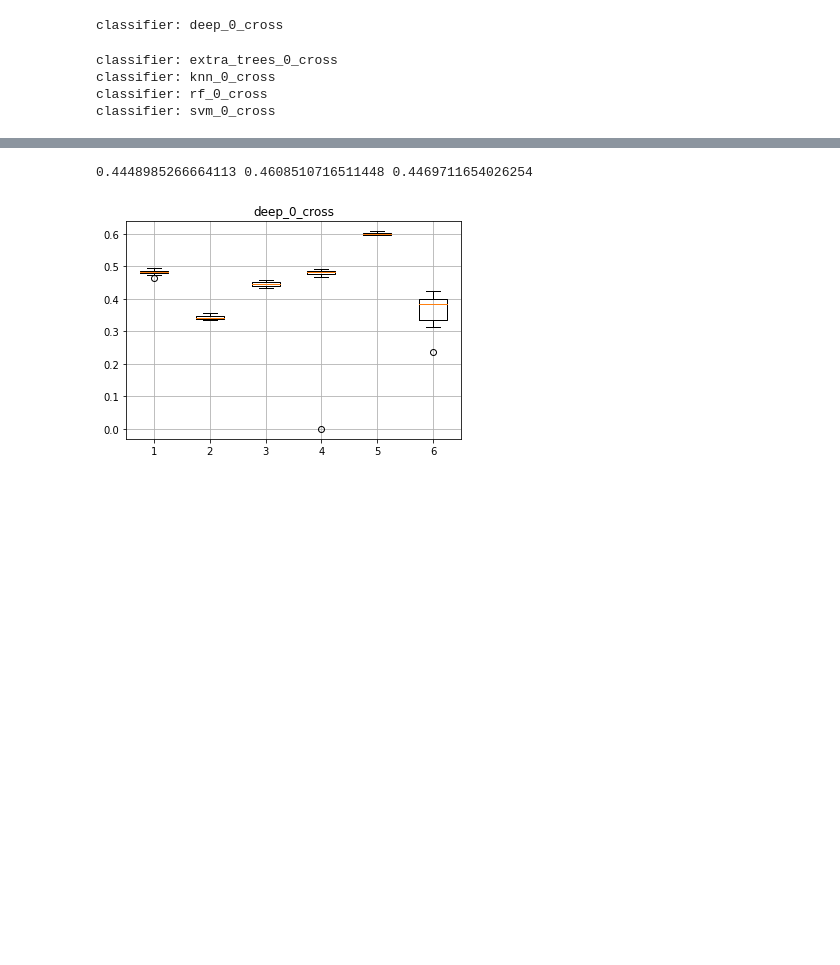
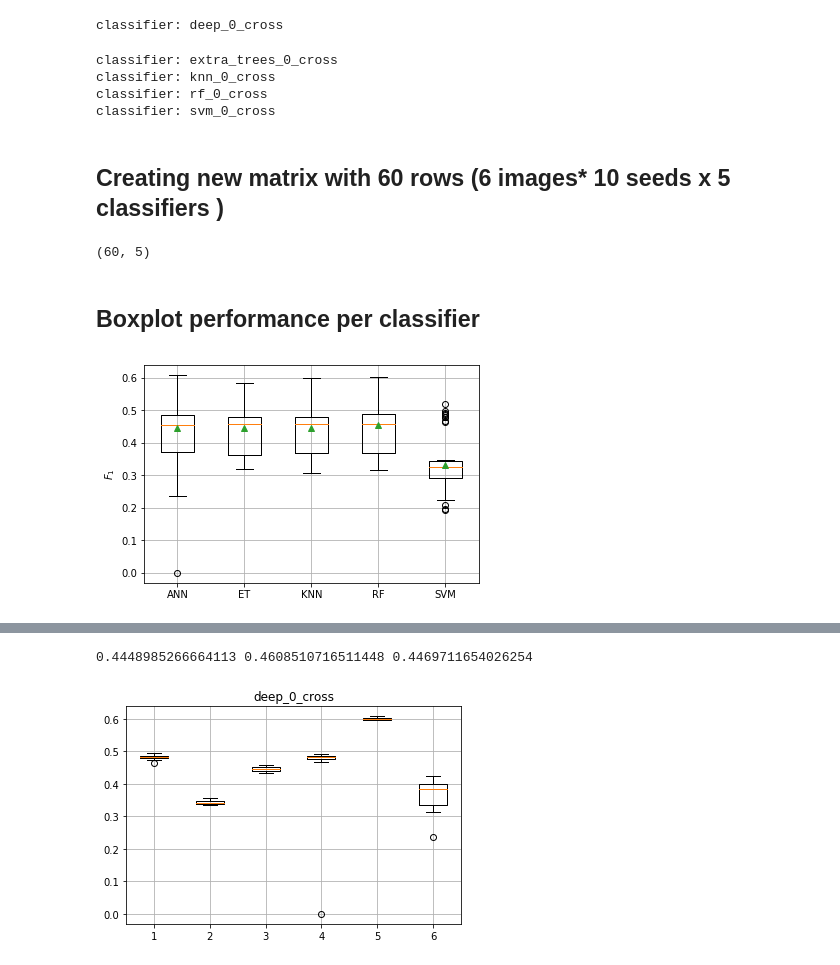
Before and after one commit to rpezoa/her2Segmentation, a Jupyter notebook: notebooks/stratified_random_with_training.ipynb, the cells around one changed output, grey strips where cells are left out. Cells and saved outputs as stored; diff of their text form; code cells hidden in the pictures; blank space fills up the shorter version.

Commit message:
new visualizations

```diff
--- a/notebooks/stratified_random_with_training.ipynb
+++ b/notebooks/stratified_random_with_training.ipynb
@@ -45,6 +42,25 @@ classifier: extra_trees_0_cross
 classifier: knn_0_cross
 classifier: rf_0_cross
 classifier: svm_0_cross
+# %% [markdown]
+## Creating new matrix with 60 rows (6 images* 10 seeds x 5 classifiers )
+# %%
+n_runs = n_seeds*n_im
+f1_imgs_clfs = np.reshape(f1, (n_runs,n_class))
+print(f1_imgs_clfs.shape)
+# %% [output]
+(60, 5)
+# %% [markdown]
+## Boxplot performance per classifier
+# %%
+plt.figure()
+plt.boxplot(f1_imgs_clfs,showmeans=True)
+plt.xticks(range(1,6),["ANN", "ET", "KNN", "RF", "SVM"])
+plt.grid()
+plt.ylabel("$F_1$")
+plt.show()
+# %% [output]
+[figure, added]
 # %%
 means = np.zeros((len(classifiers)))
 for c in range(len(classifiers)):
```
Also changed, not shown: parts of 6 cells of this notebook, 2 other files.
